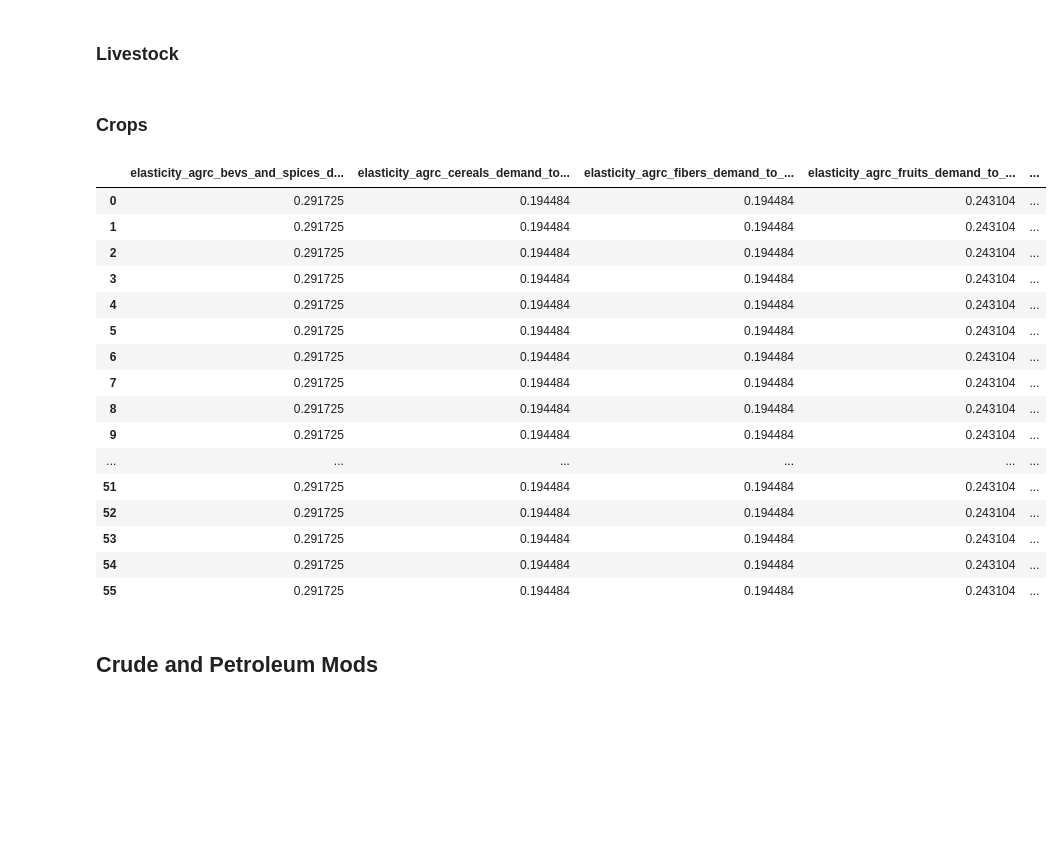
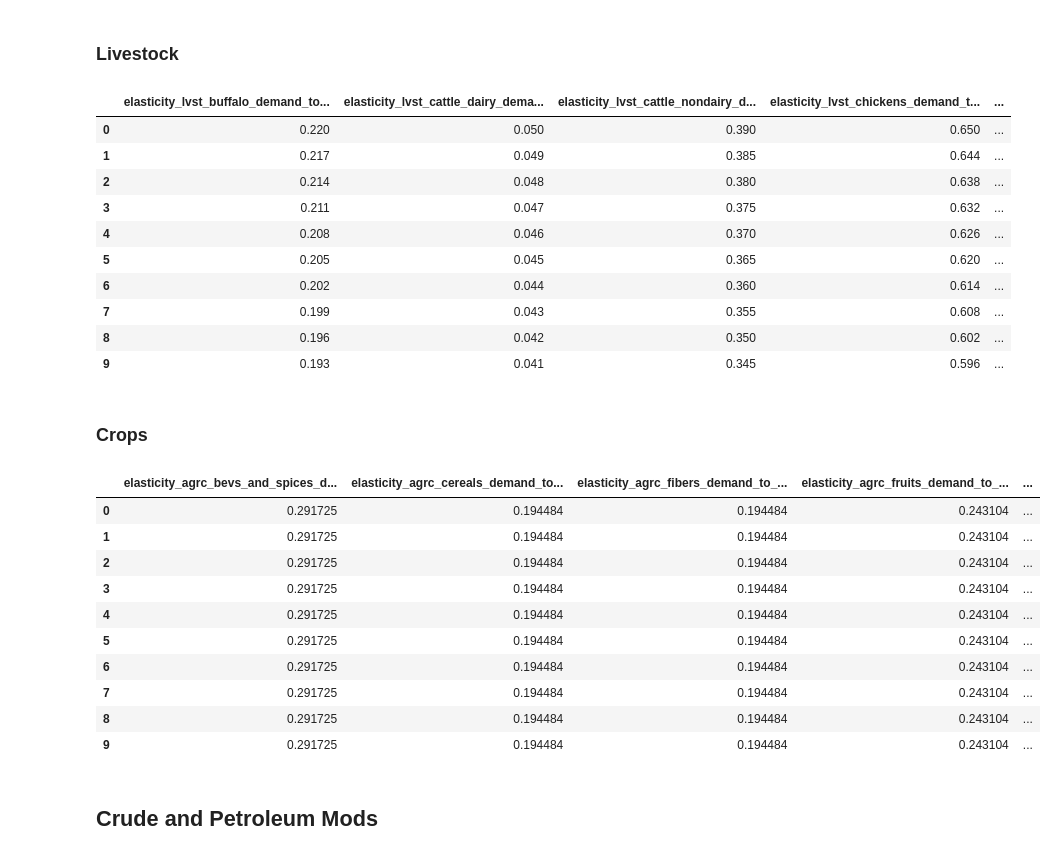
Before and after one commit to sisepuede-framework/ssp_libya, a Jupyter notebook: ssp_modeling/input_data/modify_input_data_final.ipynb, the cells around one changed output. Saved outputs shown, nothing was run; the diff lists cells and outputs as text; code cells hidden in the pictures; blank space fills up the shorter version.

```diff
--- a/ssp_modeling/input_data/modify_input_data_final.ipynb
+++ b/ssp_modeling/input_data/modify_input_data_final.ipynb
@@ -799,7 +799,7 @@ targets_2023 = {
     'pp_hydropower': 0,
     'pp_biomass': 0,
     'pp_oil': .85,
-    'pp_solar':0.9,
+    'pp_solar':0.09,
     'pp_coal': 0,
     'pp_coal_ccs': 0,
     'pp_gas': .141,
@@ -974,5 +1034,6 @@ scoe_comm_munic_elasticity_cols
 ['elasticity_scoe_enerdem_per_mmmgdp_commercial_municipal_elec_appliances_to_gdppc',
  'elasticity_scoe_enerdem_per_mmmgdp_commercial_municipal_heat_energy_to_gdppc']
 # %%
-df.iloc[16:, df.columns.get_indexer(scoe_comm_munic_elasticity_cols)] = 0.8
-df[scoe_comm_munic_elasticity_cols].head(20)
+#df.iloc[16:, df.columns.get_indexer(scoe_comm_munic_elasticity_cols)] = 0.8
+df[scoe_comm_munic_elasticity_cols]= 0.8
+df[scoe_comm_munic_elasticity_cols].head(10)
@@ -990,7 +1075,19 @@ df[scoe_residential_elasticity_cols].head(20)
 ### Livestock
 # %%
 lvst_elasticity_cols = [col for col in df.columns if "elasticity" in col.lower() and "lvst" in col.lower()]
-df[lvst_elasticity_cols]
+df[lvst_elasticity_cols].head(10)
+# %% [output]
+|  | elasticity_lvst_buffalo_demand_to... | elasticity_lvst_cattle_dairy_dema... | elasticity_lvst_cattle_nondairy_d... | elasticity_lvst_chickens_demand_t... | ... |
+| 0 | 0.220 | 0.050 | 0.390 | 0.650 | ... |
+| 1 | 0.217 | 0.049 | 0.385 | 0.644 | ... |
+| 2 | 0.214 | 0.048 | 0.380 | 0.638 | ... |
+| 3 | 0.211 | 0.047 | 0.375 | 0.632 | ... |
+| 4 | 0.208 | 0.046 | 0.370 | 0.626 | ... |
+| 5 | 0.205 | 0.045 | 0.365 | 0.620 | ... |
+| 6 | 0.202 | 0.044 | 0.360 | 0.614 | ... |
+| 7 | 0.199 | 0.043 | 0.355 | 0.608 | ... |
+| 8 | 0.196 | 0.042 | 0.350 | 0.602 | ... |
+| 9 | 0.193 | 0.041 | 0.345 | 0.596 | ... |
 # %%
 #df[lvst_elasticity_cols] = 0.01
 #df[lvst_elasticity_cols]
@@ -998,25 +1095,19 @@ df[lvst_elasticity_cols]
 ### Crops
 # %%
 agrc_elasticity_cols = [col for col in df.columns if "elasticity" in col.lower() and "agrc" in col.lower()]
-df[agrc_elasticity_cols]
+df[agrc_elasticity_cols].head(10)
 # %% [output]
 |  | elasticity_agrc_bevs_and_spices_d... | elasticity_agrc_cereals_demand_to... | elasticity_agrc_fibers_demand_to_... | elasticity_agrc_fruits_demand_to_... | ... |
 | 0 | 0.291725 | 0.194484 | 0.194484 | 0.243104 | ... |
 | 1 | 0.291725 | 0.194484 | 0.194484 | 0.243104 | ... |
 | 2 | 0.291725 | 0.194484 | 0.194484 | 0.243104 | ... |
 | 3 | 0.291725 | 0.194484 | 0.194484 | 0.243104 | ... |
 | 4 | 0.291725 | 0.194484 | 0.194484 | 0.243104 | ... |
 | 5 | 0.291725 | 0.194484 | 0.194484 | 0.243104 | ... |
 | 6 | 0.291725 | 0.194484 | 0.194484 | 0.243104 | ... |
 | 7 | 0.291725 | 0.194484 | 0.194484 | 0.243104 | ... |
 | 8 | 0.291725 | 0.194484 | 0.194484 | 0.243104 | ... |
 | 9 | 0.291725 | 0.194484 | 0.194484 | 0.243104 | ... |
-| ... | ... | ... | ... | ... | ... |
-| 51 | 0.291725 | 0.194484 | 0.194484 | 0.243104 | ... |
-| 52 | 0.291725 | 0.194484 | 0.194484 | 0.243104 | ... |
-| 53 | 0.291725 | 0.194484 | 0.194484 | 0.243104 | ... |
-| 54 | 0.291725 | 0.194484 | 0.194484 | 0.243104 | ... |
-| 55 | 0.291725 | 0.194484 | 0.194484 | 0.243104 | ... |
 # %%
 #df[agrc_elasticity_cols] = 0.01
 #df[agrc_elasticity_cols]
```
Also changed, not shown: parts of 16 cells of this notebook, 1 other file.
